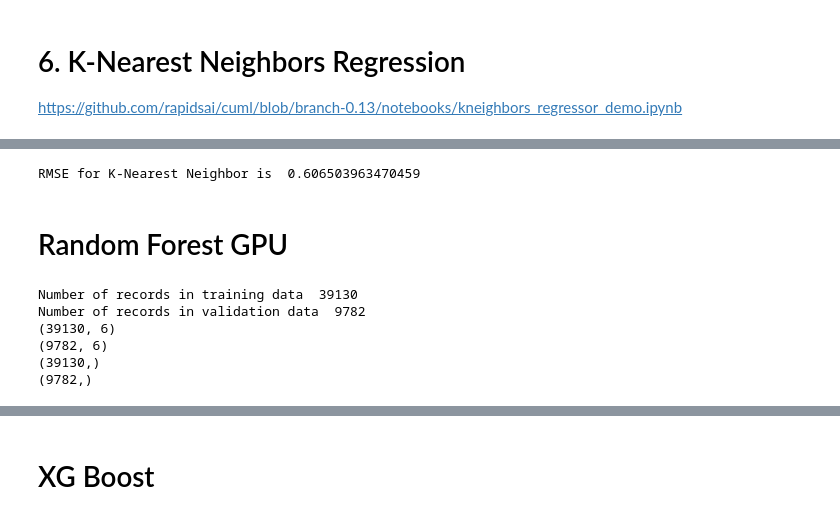
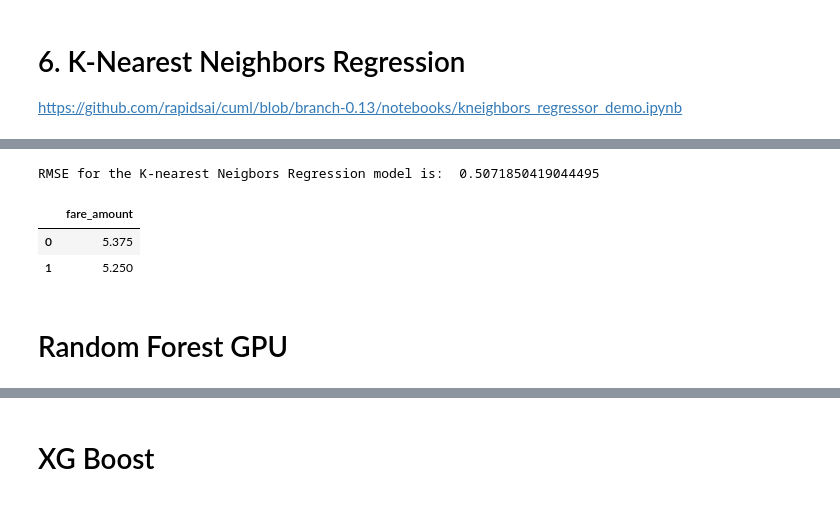
Before and after one commit to AlexSperka/BigData_Project, a Jupyter notebook: BigData.ipynb, the cells around one changed output, grey strips where cells are left out. Cells and saved outputs as stored; diff of their text form; code cells hidden in the pictures.

```diff
--- a/BigData.ipynb
+++ b/BigData.ipynb
@@ -722,7 +689,3 @@ Wall time: 631 ms
 #y_pred=knn_cuml.predict(X_test)
 
 y_pred = knn_cuml.predict(X_test)
-knn_cuml_rmse = cuml.metrics.regression.r2_score(y_pred, y_test)
-print("RMSE for K-Nearest Neighbor is ",knn_cuml_rmse)
-# %% [output]
-RMSE for K-Nearest Neighbor is  0.606503963470459
@@ -736,27 +692,19 @@ gdf_submission.to_csv(env_submission_path+'submission_KNearest.csv',index=False)
+# %%
+score_KNN = = calc_RMSE(y_pred, 'K-nearest Neigbors Regression')
+# %% [output]
+RMSE for the K-nearest Neigbors Regression model is:  0.5071850419044495
+# %%
+save_model_csv(y_pred, 'submission_KNN')
+# %% [output]
+|  | fare_amount |
+| 0 | 5.375 |
+| 1 | 5.250 |
 # %% [markdown]
 # Random Forest GPU
 # %%
 ## params
 n_estimators=10
 n_jobs=-1
-# %%
-X=train.drop(['fare_amount'],axis=1)
-y=train['fare_amount']
-
-X_train, X_test, y_train, y_test = train_test_split(X,y, test_size=0.2)
-print("Number of records in training data ",X_train.shape[0])
-print("Number of records in validation data ",X_test.shape[0])
-print(X_train.shape)
-print(X_test.shape)
-print(y_train.shape)
-print(y_test.shape)
-# %% [output]
-Number of records in training data  39130
-Number of records in validation data  9782
-(39130, 6)
-(9782, 6)
-(39130,)
-(9782,)
 # %%
 %%time
 rf_cuml = cuRF(n_estimators=n_estimators)
```
Also changed, not shown: parts of 45 cells of this notebook.
